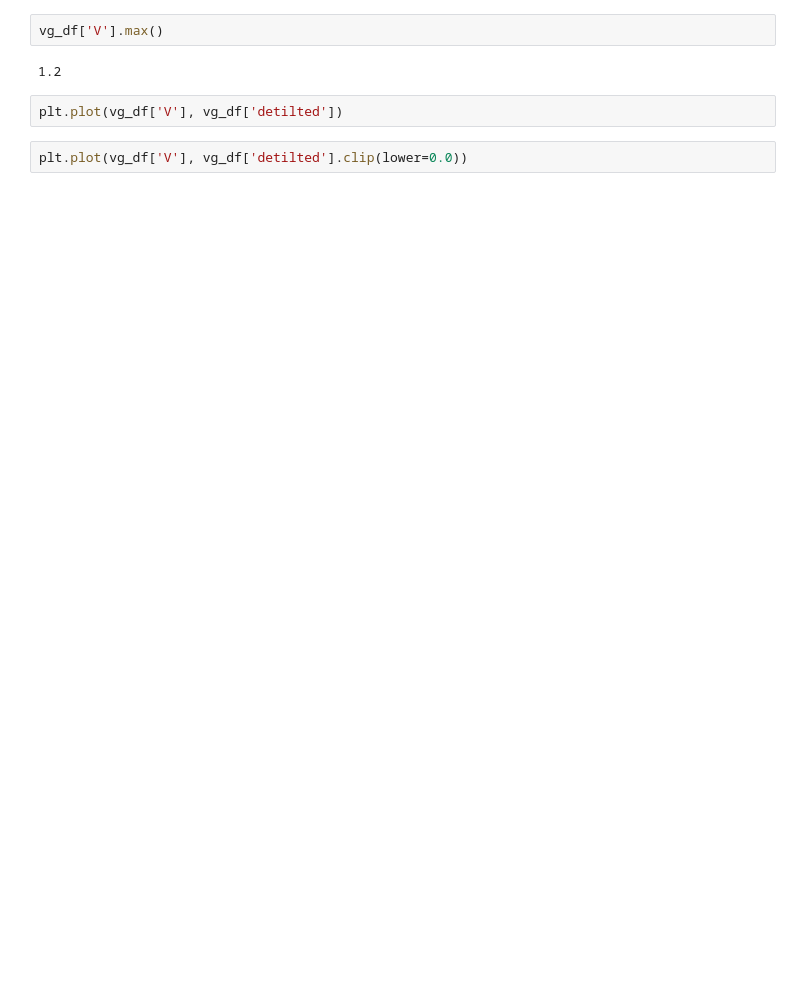
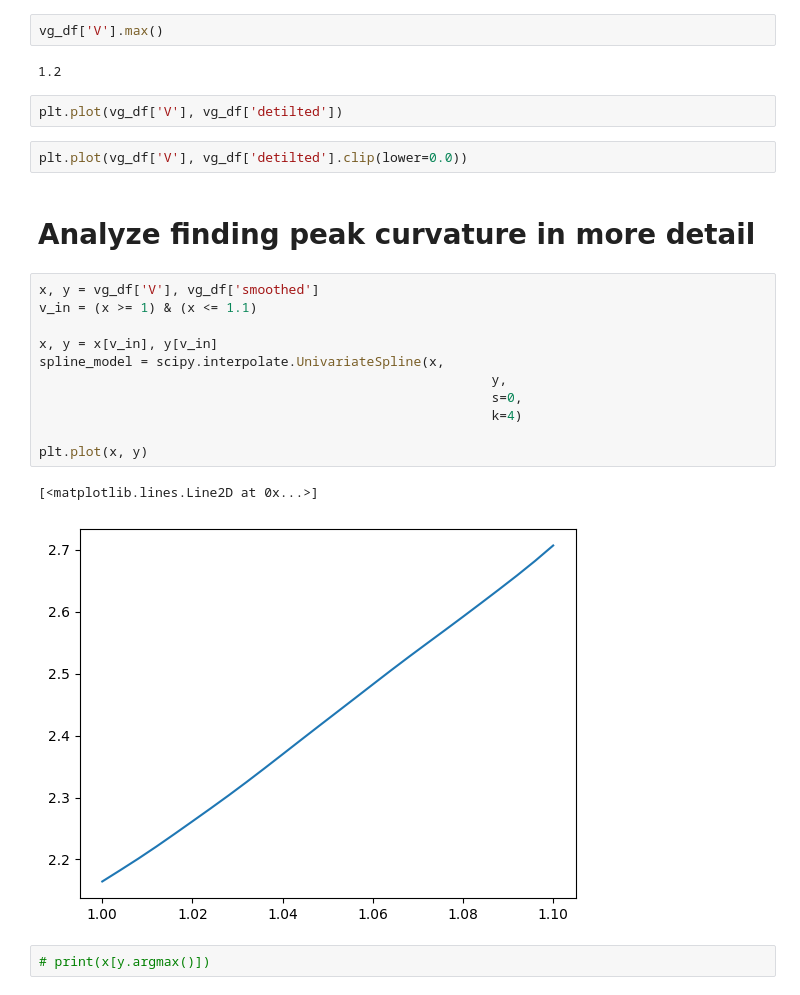
Before and after one commit to ramseylab/vgramreg, a Jupyter notebook: notebooks/Analyze_Detilted_signal.ipynb, the cells around one changed output. Drawn from its saved outputs; the diff is of its cells as text; blank space fills up the shorter version.

```diff
--- a/notebooks/Analyze_Detilted_signal.ipynb
+++ b/notebooks/Analyze_Detilted_signal.ipynb
@@ -220,3 +355,21 @@ vg_df['V'].max()
 plt.plot(vg_df['V'], vg_df['detilted'])
 # %%
 plt.plot(vg_df['V'], vg_df['detilted'].clip(lower=0.0))
+# %% [markdown]
+# Analyze finding peak curvature in more detail
+# %%
+x, y = vg_df['V'], vg_df['smoothed']
+v_in = (x >= 1) & (x <= 1.1)
+
+x, y = x[v_in], y[v_in]
+spline_model = scipy.interpolate.UnivariateSpline(x,
+                                                          y,
+                                                          s=0,
+                                                          k=4)
+
+plt.plot(x, y)
+# %% [output]
+[<matplotlib.lines.Line2D at 0x...>]
+[figure, added]
+# %%
+# print(x[y.argmax()])
```
Also changed, not shown: parts of 19 cells of this notebook.
